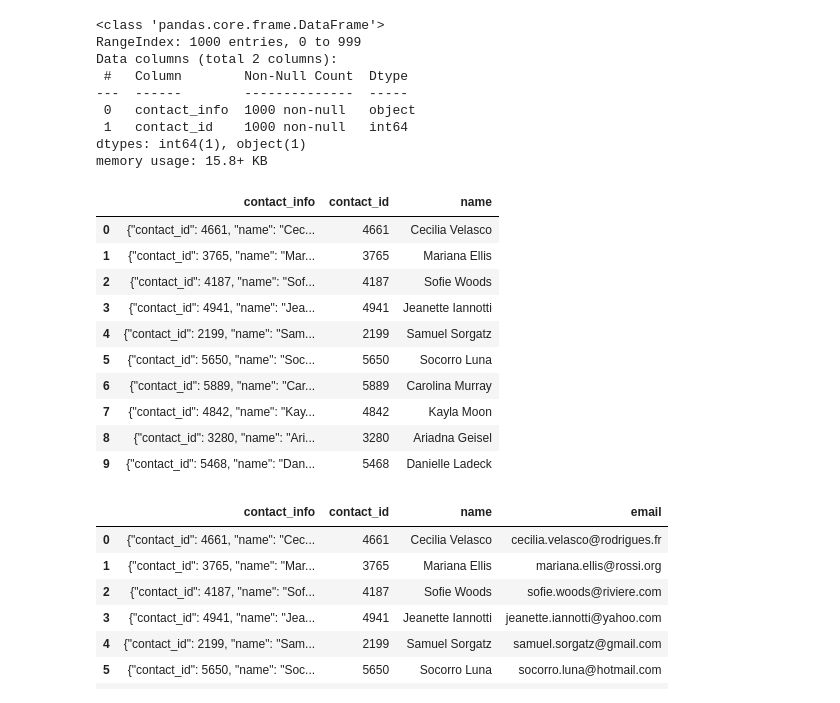
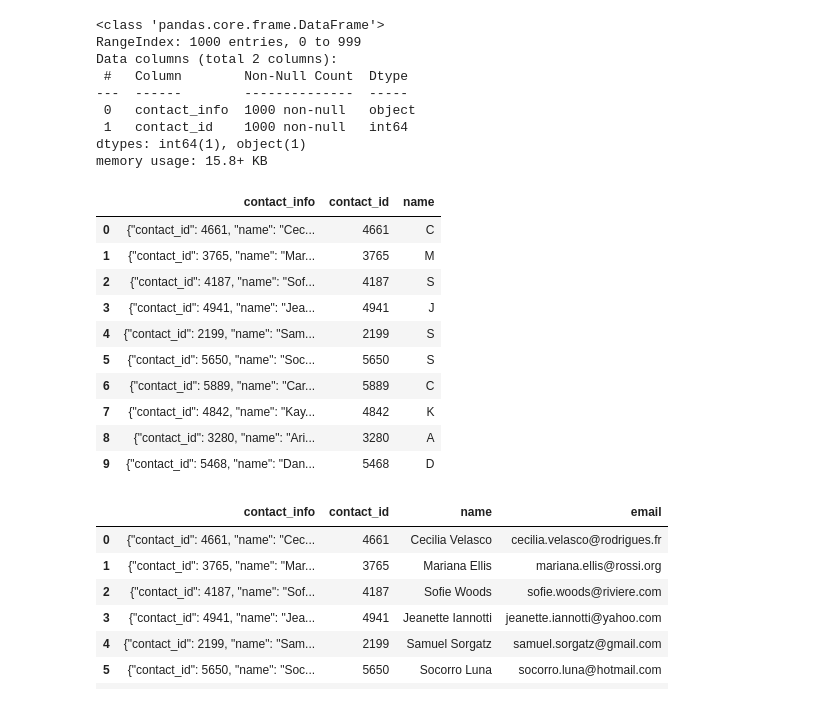
Before and after one commit to RJBarker/crowdfunding_etl, a Jupyter notebook: group_project/individual_files/ETL_Mini_Project_RBarker_wip.ipynb, the cells around one changed output. Saved outputs shown, nothing was run; the diff lists cells and outputs as text; code cells hidden in the pictures.

```diff
--- a/group_project/individual_files/ETL_Mini_Project_RBarker_wip.ipynb
+++ b/group_project/individual_files/ETL_Mini_Project_RBarker_wip.ipynb
@@ -488,6 +474,8 @@ dtypes: object(2)
 memory usage: 15.8+ KB
 # %%
 # Convert the "contact_id" column to an int64 data type.
+regex_df = regex_df.astype({'contact_id':"int64"})
+regex_df.info()
 # %% [output]
 <class 'pandas.core.frame.DataFrame'>
 RangeIndex: 1000 entries, 0 to 999
@@ -500,18 +488,21 @@ dtypes: int64(1), object(1)
 memory usage: 15.8+ KB
 # %%
 # Extract the name of the contact and add it to a new column.
+regex_df['name'] = regex_df['contact_info'].str.extract(r'"name": \W([\D.])')
+
+regex_df.head(10)
 # %% [output]
 |  | contact_info | contact_id | name |
-| 0 | {"contact_id": 4661, "name": "Cec... | 4661 | Cecilia Velasco |
-| 1 | {"contact_id": 3765, "name": "Mar... | 3765 | Mariana Ellis |
-| 2 | {"contact_id": 4187, "name": "Sof... | 4187 | Sofie Woods |
-| 3 | {"contact_id": 4941, "name": "Jea... | 4941 | Jeanette Iannotti |
-| 4 | {"contact_id": 2199, "name": "Sam... | 2199 | Samuel Sorgatz |
-| 5 | {"contact_id": 5650, "name": "Soc... | 5650 | Socorro Luna |
-| 6 | {"contact_id": 5889, "name": "Car... | 5889 | Carolina Murray |
-| 7 | {"contact_id": 4842, "name": "Kay... | 4842 | Kayla Moon |
-| 8 | {"contact_id": 3280, "name": "Ari... | 3280 | Ariadna Geisel |
-| 9 | {"contact_id": 5468, "name": "Dan... | 5468 | Danielle Ladeck |
+| 0 | {"contact_id": 4661, "name": "Cec... | 4661 | C |
+| 1 | {"contact_id": 3765, "name": "Mar... | 3765 | M |
+| 2 | {"contact_id": 4187, "name": "Sof... | 4187 | S |
+| 3 | {"contact_id": 4941, "name": "Jea... | 4941 | J |
+| 4 | {"contact_id": 2199, "name": "Sam... | 2199 | S |
+| 5 | {"contact_id": 5650, "name": "Soc... | 5650 | S |
+| 6 | {"contact_id": 5889, "name": "Car... | 5889 | C |
+| 7 | {"contact_id": 4842, "name": "Kay... | 4842 | K |
+| 8 | {"contact_id": 3280, "name": "Ari... | 3280 | A |
+| 9 | {"contact_id": 5468, "name": "Dan... | 5468 | D |
 # %%
 # Extract the email from the contacts and add the values to a new column.
 # %% [output]
```
Also changed, not shown: parts of 2 cells of this notebook.
